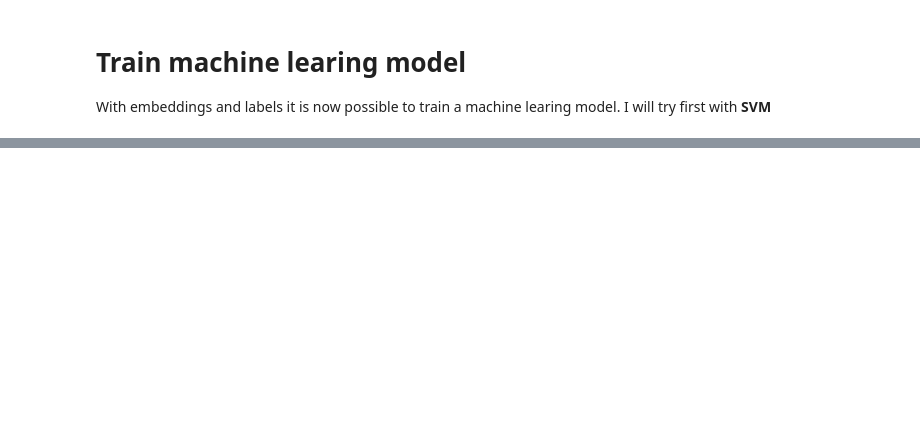
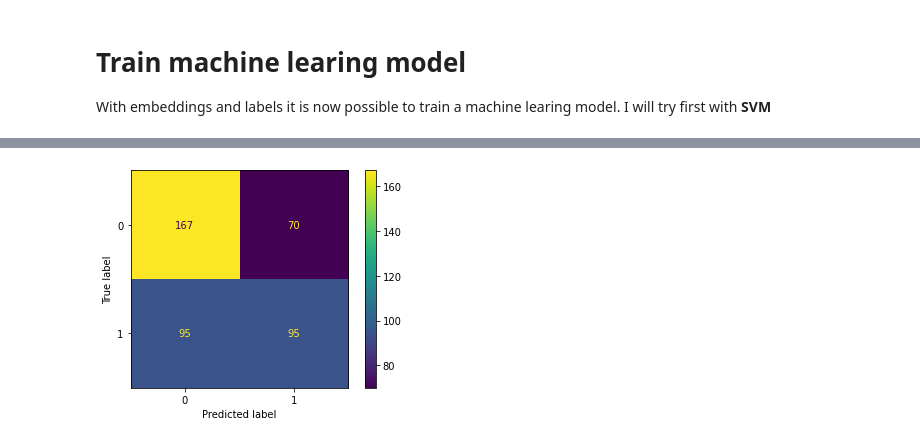
Before and after one commit to IlKaiser/DM22_HW, a Jupyter notebook: H4/classification.ipynb, the cells around one changed output, grey strips where cells are left out. Saved outputs shown, nothing was run; the diff lists cells and outputs as text; code cells hidden in the pictures; blank space fills up the shorter version.

```diff
--- a/H4/classification.ipynb
+++ b/H4/classification.ipynb
@@ -437,0 +568,14 @@ Now we will proceed to create a GNN model in order to compare the results
+# %%
+# Stats
+logits = model(x,edge_index,edge_weight)
+test_mask = data["test_mask"]
+y_pred = logits[test_mask].max(1)[1]
+# %%
+y_test_ = data.y[test_mask].cpu()
+# %%
+cm = confusion_matrix(y_test_, y_pred.cpu())
+disp = ConfusionMatrixDisplay(confusion_matrix=cm)
+disp.plot()
+plt.show()
+# %% [output]
+[figure, added]
```
Also changed, not shown: parts of 68 cells of this notebook, 1 other file.
